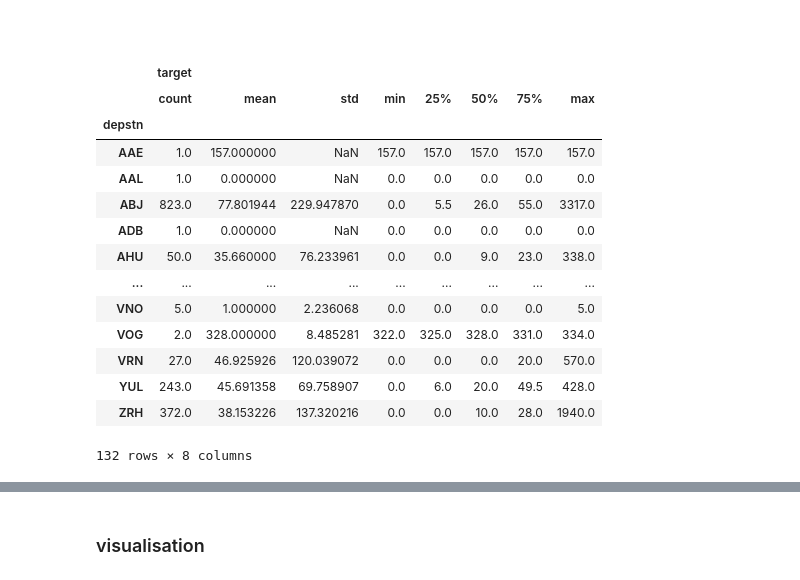
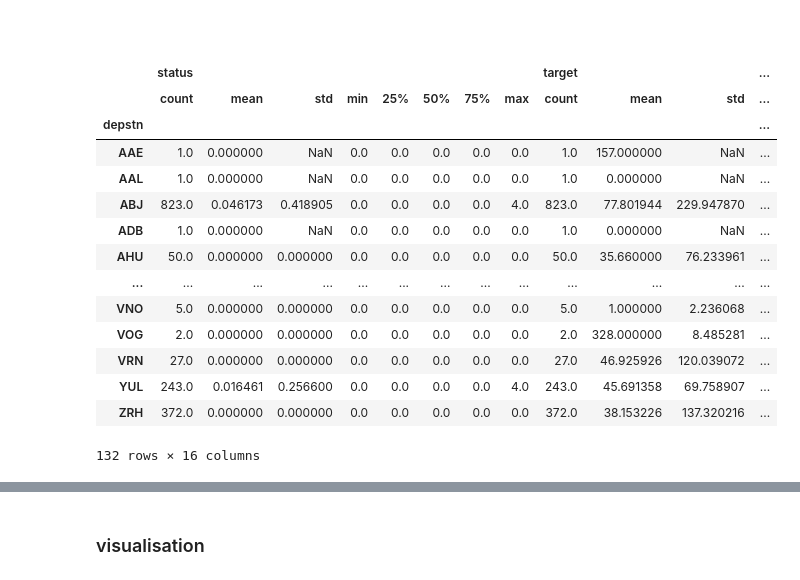
Before and after one commit to edierik/ml_project_flight_delay, a Jupyter notebook: EDA_Modeling_Flight_Delay.ipynb, the cells around one changed output, grey strips where cells are left out. Saved outputs shown, nothing was run; the diff lists cells and outputs as text; code cells hidden in the pictures.

```diff
--- a/EDA_Modeling_Flight_Delay.ipynb
+++ b/EDA_Modeling_Flight_Delay.ipynb
@@ -300,6 +312,6 @@ df[(df.datop == '2016-10-13') & (df.depstn == 'LYS')]
 # %%
 # dropping the 2 least minute target delay rows from the duplications
-df_clean=df.copy()
-df_clean=df_clean.drop(index=[21099 , 26716])
+
+df=df.drop(index=[21099 , 26716])
 # %%
 # 2
@@ -322,5 +334,5 @@ df[(df.datop == '2016-10-13') & (df.depstn == 'TUN') & (df.arrstn == 'TUN')]
 # %%
-df_clean=df_clean.drop(index=[23614])
+df=df.drop(index=[23614])
 # %%
 # 4
 df[(df.datop == '2017-09-01') & (df.depstn == 'TUN') & (df.arrstn == 'TUN')]
@@ -335,5 +347,5 @@ df[(df.datop == '2017-09-01') & (df.depstn == 'TUN') & (df.arrstn == 'TUN')]
 # %%
-df_clean=df_clean.drop(index=[57786])
+df=df.drop(index=[57786])
 # %%
 # 5
 df[(df.datop == '2017-05-27') & (df.depstn == 'MIR') & (df.arrstn == 'MIR')]
@@ -345,2 +357,2 @@ df[(df.datop == '2017-05-27') & (df.depstn == 'MIR') & (df.arrstn == 'MIR')]
 # %%
-df_clean=df_clean.drop(index=[41876])
+df=df.drop(index=[41876])
@@ -355,21 +367,21 @@ df_clean.duplicated().sum()
 # %% [markdown]
 ###
 # %%
-df_clean.groupby(['depstn']).describe()
+df.groupby(['depstn']).describe()
 # %% [output]
-|  | target |  |  |  |  |  |  |  |
-|  | count | mean | std | min | 25% | 50% | 75% | max |
-| depstn |  |  |  |  |  |  |  |  |
-| AAE | 1.0 | 157.000000 | NaN | 157.0 | 157.0 | 157.0 | 157.0 | 157.0 |
-| AAL | 1.0 | 0.000000 | NaN | 0.0 | 0.0 | 0.0 | 0.0 | 0.0 |
-| ABJ | 823.0 | 77.801944 | 229.947870 | 0.0 | 5.5 | 26.0 | 55.0 | 3317.0 |
-| ADB | 1.0 | 0.000000 | NaN | 0.0 | 0.0 | 0.0 | 0.0 | 0.0 |
-| AHU | 50.0 | 35.660000 | 76.233961 | 0.0 | 0.0 | 9.0 | 23.0 | 338.0 |
-| ... | ... | ... | ... | ... | ... | ... | ... | ... |
-| VNO | 5.0 | 1.000000 | 2.236068 | 0.0 | 0.0 | 0.0 | 0.0 | 5.0 |
-| VOG | 2.0 | 328.000000 | 8.485281 | 322.0 | 325.0 | 328.0 | 331.0 | 334.0 |
-| VRN | 27.0 | 46.925926 | 120.039072 | 0.0 | 0.0 | 0.0 | 20.0 | 570.0 |
-| YUL | 243.0 | 45.691358 | 69.758907 | 0.0 | 6.0 | 20.0 | 49.5 | 428.0 |
-| ZRH | 372.0 | 38.153226 | 137.320216 | 0.0 | 0.0 | 10.0 | 28.0 | 1940.0 |
+|  | status |  |  |  |  |  |  |  | target |  |  | ... |
+|  | count | mean | std | min | 25% | 50% | 75% | max | count | mean | std | ... |
+| depstn |  |  |  |  |  |  |  |  |  |  |  | ... |
+| AAE | 1.0 | 0.000000 | NaN | 0.0 | 0.0 | 0.0 | 0.0 | 0.0 | 1.0 | 157.000000 | NaN | ... |
+| AAL | 1.0 | 0.000000 | NaN | 0.0 | 0.0 | 0.0 | 0.0 | 0.0 | 1.0 | 0.000000 | NaN | ... |
+| ABJ | 823.0 | 0.046173 | 0.418905 | 0.0 | 0.0 | 0.0 | 0.0 | 4.0 | 823.0 | 77.801944 | 229.947870 | ... |
+| ADB | 1.0 | 0.000000 | NaN | 0.0 | 0.0 | 0.0 | 0.0 | 0.0 | 1.0 | 0.000000 | NaN | ... |
+| AHU | 50.0 | 0.000000 | 0.000000 | 0.0 | 0.0 | 0.0 | 0.0 | 0.0 | 50.0 | 35.660000 | 76.233961 | ... |
+| ... | ... | ... | ... | ... | ... | ... | ... | ... | ... | ... | ... | ... |
+| VNO | 5.0 | 0.000000 | 0.000000 | 0.0 | 0.0 | 0.0 | 0.0 | 0.0 | 5.0 | 1.000000 | 2.236068 | ... |
+| VOG | 2.0 | 0.000000 | 0.000000 | 0.0 | 0.0 | 0.0 | 0.0 | 0.0 | 2.0 | 328.000000 | 8.485281 | ... |
+| VRN | 27.0 | 0.000000 | 0.000000 | 0.0 | 0.0 | 0.0 | 0.0 | 0.0 | 27.0 | 46.925926 | 120.039072 | ... |
+| YUL | 243.0 | 0.016461 | 0.256600 | 0.0 | 0.0 | 0.0 | 0.0 | 4.0 | 243.0 | 45.691358 | 69.758907 | ... |
+| ZRH | 372.0 | 0.000000 | 0.000000 | 0.0 | 0.0 | 0.0 | 0.0 | 0.0 | 372.0 | 38.153226 | 137.320216 | ... |
-132 rows × 8 columns
+132 rows × 16 columns
 # %%
```
Also changed, not shown: parts of 40 cells of this notebook.
